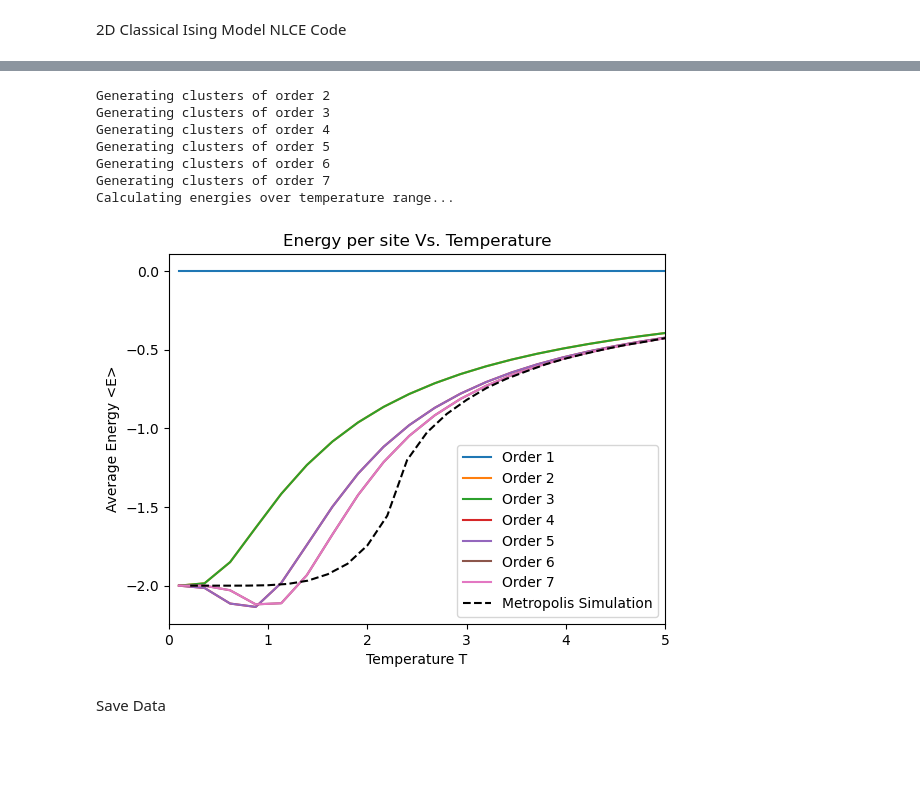
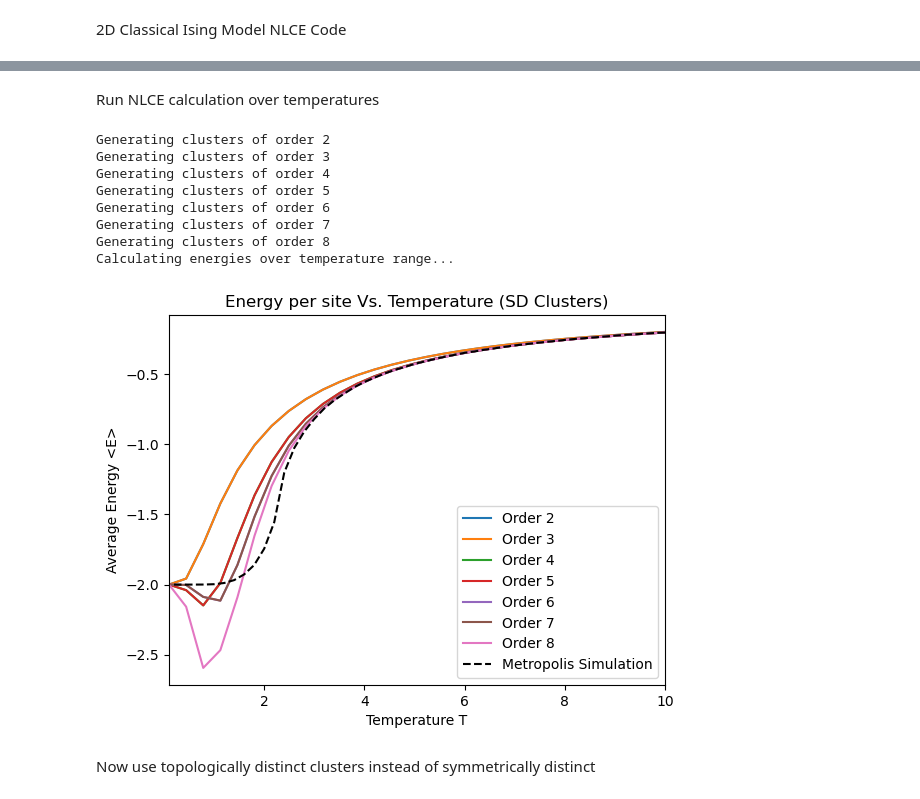
Before and after one commit to swestastic/Ising_NLCE, a Jupyter notebook: Ising_NLCE.ipynb, the cells around one changed output, grey strips where cells are left out. Cells and saved outputs as stored; diff of their text form; code cells hidden in the pictures; blank space fills up the shorter version.

Commit message:
Add support for topologically distinct clusters

```diff
--- a/Ising_NLCE.ipynb
+++ b/Ising_NLCE.ipynb
@@ -205,7 +275,7 @@ def calculate_lattice_energy(beta, J, orders, multiplicities, bonds, coordinates
 
     return lattice_energy
 # %%
-def generate_clusters(order):
+def get_symmetrically_distinct_clusters(order):
     # start with order 1 cluster (0,0) and build up to the desired order by adding neighboring sites to each point in the cluster
     # Once all possible clusters are generated, we will remove duplicates by checking for symmetrical equivalence
     # This way when we build clusters for the next order we only need to consider unique clusters from the previous order.
@@ -271,20 +341,20 @@ def generate_bonds_from_clusters(clusters):
                     cluster_bonds.append(((x, y), (x, y + 1)))
             bonds[order].append(cluster_bonds)
     return bonds
+# %% [markdown]
+Run NLCE calculation over temperatures
 # %%
 J = 1
 Ti = 0.1
-Tf = 5.0
-num_T = 20
+Tf = 10.0
+num_T = 30
 
-orders = [1,2,3,4,5,6,7]
-energies = {}
-for order in orders:
-    energies[order] = []
+orders = [1,2,3,4,5,6,7,8]
+sd_energies = {order: [] for order in orders}
 
 # generate clusters and bonds up to our max order
-clusters, multiplicities = generate_clusters(np.max(orders))
-bonds = generate_bonds_from_clusters(clusters)
+sd_clusters, sd_multiplicities = get_symmetrically_distinct_clusters(np.max(orders))
+bonds = generate_bonds_from_clusters(sd_clusters)
 
 # iterate over temperatures so we can plot against expected result
 Temps = np.linspace(Ti, Tf, num_T)
@@ -293,14 +363,14 @@ print("Calculating energies over temperature range...")
 
 for T in tqdm(Temps):
     beta = 1 / T
-    weights = calculate_weights(beta, J, orders, bonds, clusters)
+    sd_weights = calculate_weights(beta, J, orders, bonds, sd_clusters)
 
     for order in orders:
         lattice_energy = 0.0
         for ord in range(1, order + 1):
-            for idx, multiplicity in enumerate(multiplicities[ord]):
-                lattice_energy += multiplicity * weights[ord][idx]
-        energies[order].append(lattice_energy)
+            for idx, multiplicity in enumerate(sd_multiplicities[ord]):
+                lattice_energy += multiplicity * sd_weights[ord][idx]
+        sd_energies[order].append(lattice_energy)
 # %% [output]
 Generating clusters of order 2
 Generating clusters of order 3
@@ -308,22 +378,21 @@ Generating clusters of order 4
 Generating clusters of order 5
 Generating clusters of order 6
 Generating clusters of order 7
+Generating clusters of order 8
 Calculating energies over temperature range...
 # %%
 # plot results
-for i in range(len(orders)):
+for i in range(1,len(orders)):
     order = orders[i]
-    plt.plot(Temps, energies[order], label=f'Order {order}')
+    plt.plot(Temps, np.array(sd_energies[order]), label=f'Order {order}')
 
 metropolis = pd.read_csv("ising_metropolis_results.csv")
 plt.plot(metropolis["T"], metropolis["Energy"], 'k--', label='Metropolis Simulation')
 plt.xlabel('Temperature T')
 plt.ylabel('Average Energy <E>')
-plt.xlim(0,5)
-plt.title("Energy per site Vs. Temperature")
+plt.xlim(Ti, Tf)
+plt.title("Energy per site Vs. Temperature (SD Clusters)")
 plt.legend()
 plt.show()
 # %% [output]
-[figure, old version]
+[figure, new version]
-# %% [markdown]
-Save Data
@@ -346,0 +399,2 @@ with open(file_path, "w") as json_file:
+# %% [markdown]
+Now use topologically distinct clusters instead of symmetrically distinct
```
Also changed, not shown: parts of 11 cells of this notebook, 1 other file.
